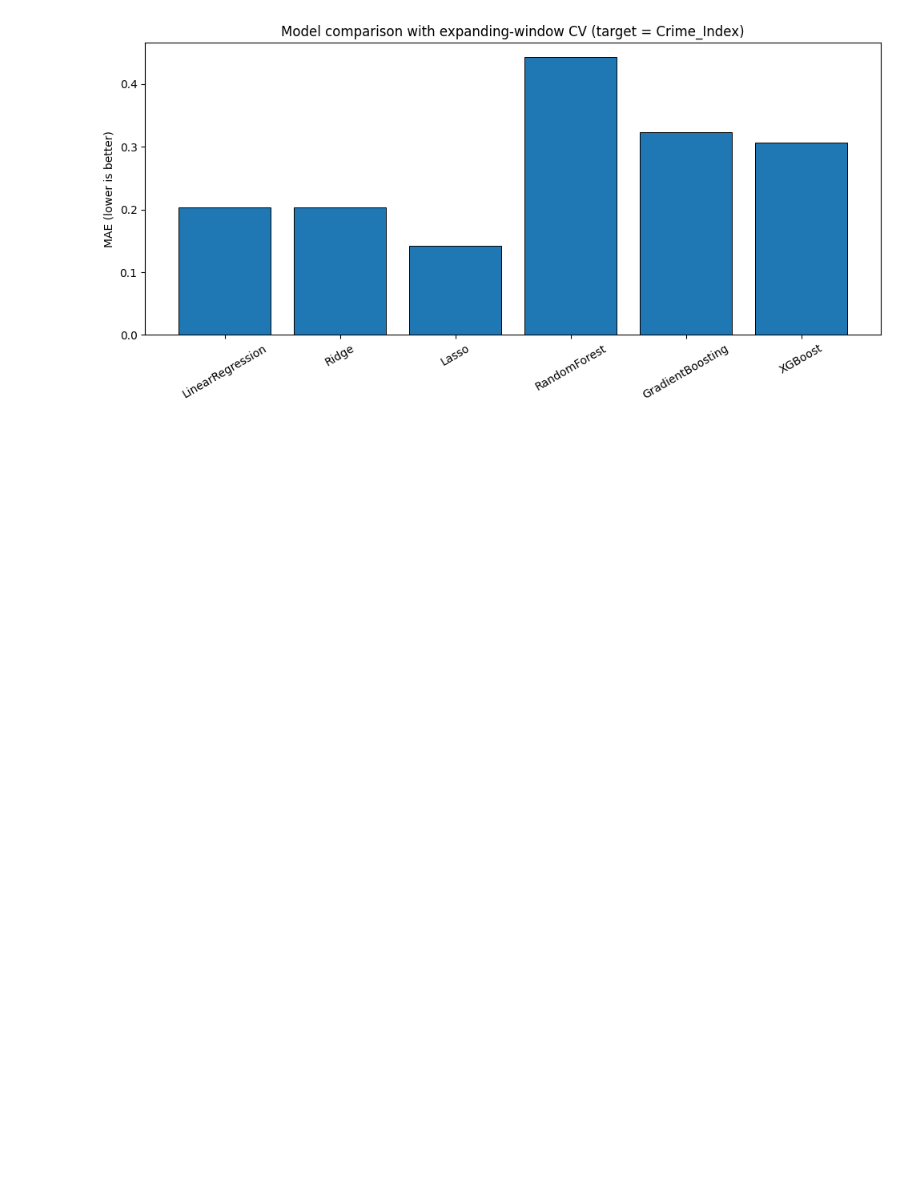
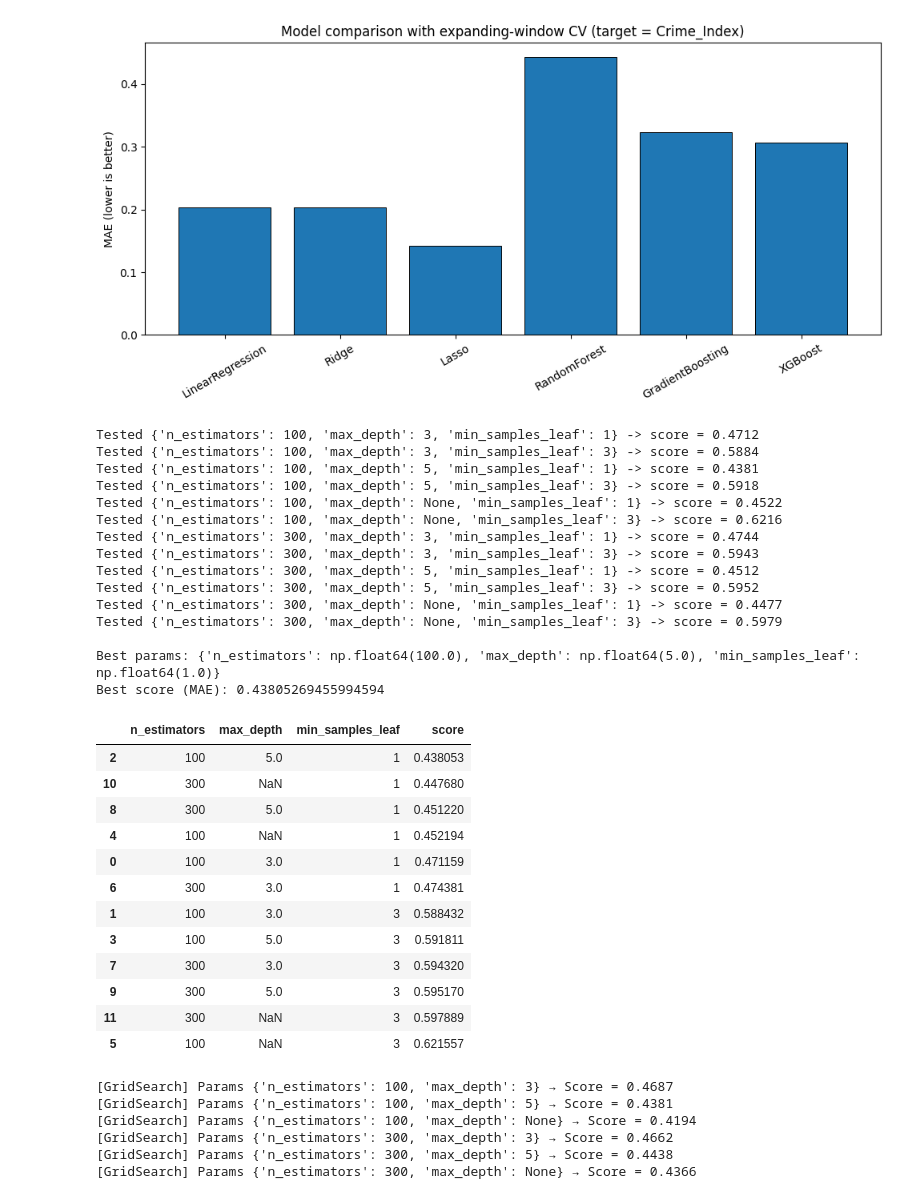
Before and after one commit to Basuru12/Newzealand-Crime-Prediction, a Jupyter notebook: Model Training and Experimenting.ipynb, the cells around one changed output. Saved outputs shown, nothing was run; the diff lists cells and outputs as text; code cells hidden in the pictures; blank space fills up the shorter version.

```diff
--- a/Model Training and Experimenting.ipynb
+++ b/Model Training and Experimenting.ipynb
@@ -367,0 +451,71 @@ plt.show()
+# %%
+param_grid = {
+    "n_estimators": [100, 300],
+    "max_depth": [3, 5, None],
+    "min_samples_leaf": [1, 3]
+}
+# %%
+initial_train_size = 10
+horizon = 1
+step = 1
+
+best_params, best_score, results_df = expanding_window_grid_search(
+    RandomForestRegressor,
+    param_grid,
+    X,
+    y,
+    initial_train_size=initial_train_size,
+    horizon=horizon,
+    step=step,
+    metric=mean_absolute_error
+)
+
+print("\nBest params:", best_params)
+print("Best score (MAE):", best_score)
+display(results_df.sort_values("score"))
+# %% [output]
+Tested {'n_estimators': 100, 'max_depth': 3, 'min_samples_leaf': 1} -> score = 0.4712
+Tested {'n_estimators': 100, 'max_depth': 3, 'min_samples_leaf': 3} -> score = 0.5884
+Tested {'n_estimators': 100, 'max_depth': 5, 'min_samples_leaf': 1} -> score = 0.4381
+Tested {'n_estimators': 100, 'max_depth': 5, 'min_samples_leaf': 3} -> score = 0.5918
+Tested {'n_estimators': 100, 'max_depth': None, 'min_samples_leaf': 1} -> score = 0.4522
+Tested {'n_estimators': 100, 'max_depth': None, 'min_samples_leaf': 3} -> score = 0.6216
+Tested {'n_estimators': 300, 'max_depth': 3, 'min_samples_leaf': 1} -> score = 0.4744
+Tested {'n_estimators': 300, 'max_depth': 3, 'min_samples_leaf': 3} -> score = 0.5943
+Tested {'n_estimators': 300, 'max_depth': 5, 'min_samples_leaf': 1} -> score = 0.4512
+Tested {'n_estimators': 300, 'max_depth': 5, 'min_samples_leaf': 3} -> score = 0.5952
+Tested {'n_estimators': 300, 'max_depth': None, 'min_samples_leaf': 1} -> score = 0.4477
+Tested {'n_estimators': 300, 'max_depth': None, 'min_samples_leaf': 3} -> score = 0.5979
+
+Best params: {'n_estimators': np.float64(100.0), 'max_depth': np.float64(5.0), 'min_samples_leaf': np.float64(1.0)}
+Best score (MAE): 0.43805269455994594
+|  | n_estimators | max_depth | min_samples_leaf | score |
+| 2 | 100 | 5.0 | 1 | 0.438053 |
+| 10 | 300 | NaN | 1 | 0.447680 |
+| 8 | 300 | 5.0 | 1 | 0.451220 |
+| 4 | 100 | NaN | 1 | 0.452194 |
+| 0 | 100 | 3.0 | 1 | 0.471159 |
+| 6 | 300 | 3.0 | 1 | 0.474381 |
+| 1 | 100 | 3.0 | 3 | 0.588432 |
+| 3 | 100 | 5.0 | 3 | 0.591811 |
+| 7 | 300 | 3.0 | 3 | 0.594320 |
+| 9 | 300 | 5.0 | 3 | 0.595170 |
+| 11 | 300 | NaN | 3 | 0.597889 |
+| 5 | 100 | NaN | 3 | 0.621557 |
+# %%
+from timeseries_model_utils import expanding_window_grid_search
+from sklearn.ensemble import RandomForestRegressor
+
+best_params, best_score, results = expanding_window_grid_search(
+    RandomForestRegressor,
+    {"n_estimators":[100,300], "max_depth":[3,5,None]},
+    X, y,
+    initial_train_size=10
+)
+# %% [output]
+[GridSearch] Params {'n_estimators': 100, 'max_depth': 3} → Score = 0.4687
+[GridSearch] Params {'n_estimators': 100, 'max_depth': 5} → Score = 0.4381
+[GridSearch] Params {'n_estimators': 100, 'max_depth': None} → Score = 0.4194
+[GridSearch] Params {'n_estimators': 300, 'max_depth': 3} → Score = 0.4662
+[GridSearch] Params {'n_estimators': 300, 'max_depth': 5} → Score = 0.4438
+[GridSearch] Params {'n_estimators': 300, 'max_depth': None} → Score = 0.4366
```
Also changed, not shown: parts of 1 cell of this notebook, 3 other files.
